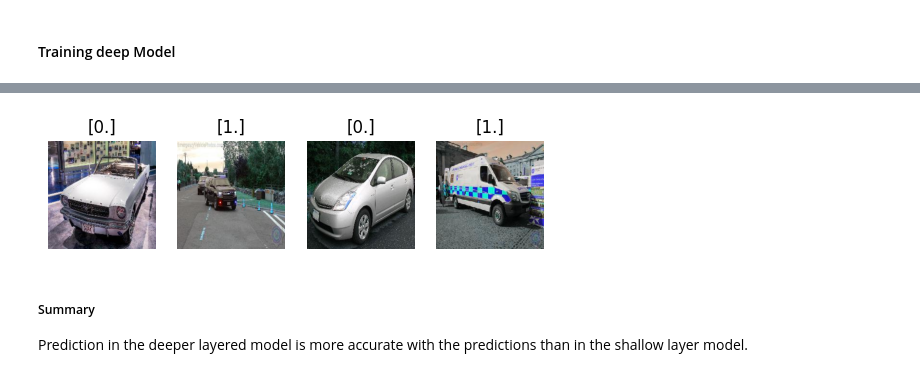
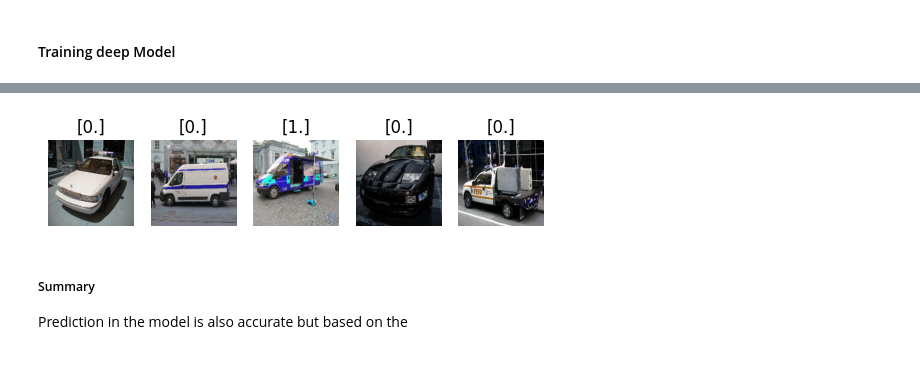
Before and after one commit to Sam-wyre/Emergency-vehicle-Classification, a Jupyter notebook: main.ipynb, the cells around one changed output, grey strips where cells are left out. Drawn from its saved outputs; the diff is of its cells as text; code cells hidden in the pictures.

```diff
--- a/main.ipynb
+++ b/main.ipynb
@@ -177,4 +175,4 @@ def define_model_architecture_2():
 # %%
-model_2 = define_model_architecture_2()
+model_2 = model_architecture_with_inception()
 model_2.summary()
 # %% [output]
@@ -274,6 +340,6 @@ for name in image_names:
 testimages = np.array(testimages)
 # %%
 # predict
-shallow_predict=model_2.predict(test_generator, steps = len(test_generator.filenames))
-shallow_predict[:6] # show the probability of each class
+pt_predict=model_2.predict(test_generator, steps = len(test_generator.filenames))
+pt_predict[:10] # show the probability of each class
 # %% [output]
@@ -287,25 +357,27 @@ array([[0.46190065],
 # %%
 # round the predicted labels
-shallow_predict = np.round(shallow_predict)
+pt_predict = np.round(pt_predict)
 
-#Set the number of images per batch
-testbatch_size = 5
+# Set the number of images to display
+num_images_to_display = 5
 
-# Get the predicted class labels for the current batch
-shallowpredict_labels = shallow_predict[:testbatch_size]
+# Get the indices of random images from the test batch
+random_indices = random.sample(range(len(testimages)), num_images_to_display)
 
-# Get the corresponding images for the current batch
-img = testimages[:testbatch_size]
+# Get the predicted class labels for the randomly selected images
+pt_labels = pt_predict[random_indices]
+
+# Get the corresponding images for the randomly selected images
+img = testimages[random_indices]
 
 # Create a figure with a grid of subplots
-fig, axes = plt.subplots(1, testbatch_size)
+fig, axes = plt.subplots(1, num_images_to_display)
 
 # Loop through the subplots and plot the images
-
-for i in range(testbatch_size):
+for i in range(num_images_to_display):
     # Plot the image
     axes[i].imshow(img[i])
-    axes[i].set_title(shallowpredict_labels[i])
+    axes[i].set_title(pt_labels[i])
     axes[i].axis('off')
 
 # Show the figure
@@ -362,6 +410,12 @@ def define_model_architecture():
      # Include a dropout layer at rate of 0.5
     model.add(Dropout(0.5))
 
+    model.add(Conv2D(64,kernel_size=(3,3),activation='relu',input_shape=(sample_width, sample_height, 3)))
+
+    model.add(Conv2D(128,kernel_size=(3,3),activation='relu',input_shape=(sample_width, sample_height, 3)))
+
+    model.add(MaxPooling2D(pool_size=(2, 2)))
+
     # Flatten the model
     model.add(Flatten())
 
@@ -470,31 +590,34 @@ array([[0.01261114],
 # %%
 deep_predict = np.round(deep_predict)
 
 #Set the number of images per batch
-testbatch_size = 4
+testbatch_size = 5
+
+# Get the indices of random images from the test batch
+random_index = random.sample(range(len(testimages)), testbatch_size)
 
 # Get the predicted class labels for the current batch
-dpredict_labels = deep_predict[:testbatch_size]
+dpredict_labels = deep_predict[random_index]
 
 # Get the corresponding images for the current batch
-img = testimages[:testbatch_size]
+img = testimages[random_index]
 
 # Create a figure with a grid of subplots
 fig, axes = plt.subplots(1, testbatch_size)
 
 # Loop through the subplots and plot the images
 
 for i in range(testbatch_size):
     # Plot the image
     axes[i].imshow(img[i])
     axes[i].set_title(dpredict_labels[i])
     axes[i].axis('off')
 
 # Show the figure
 plt.show()
 # %% [output]
-[figure, old version]
+[figure, new version]
 # %% [markdown]
 ##### Summary
 
-Prediction in the deeper layered model is more accurate with the predictions than in the shallow layer model.
+Prediction in the model is also accurate but based on the
```
Also changed, not shown: parts of 38 cells of this notebook.
